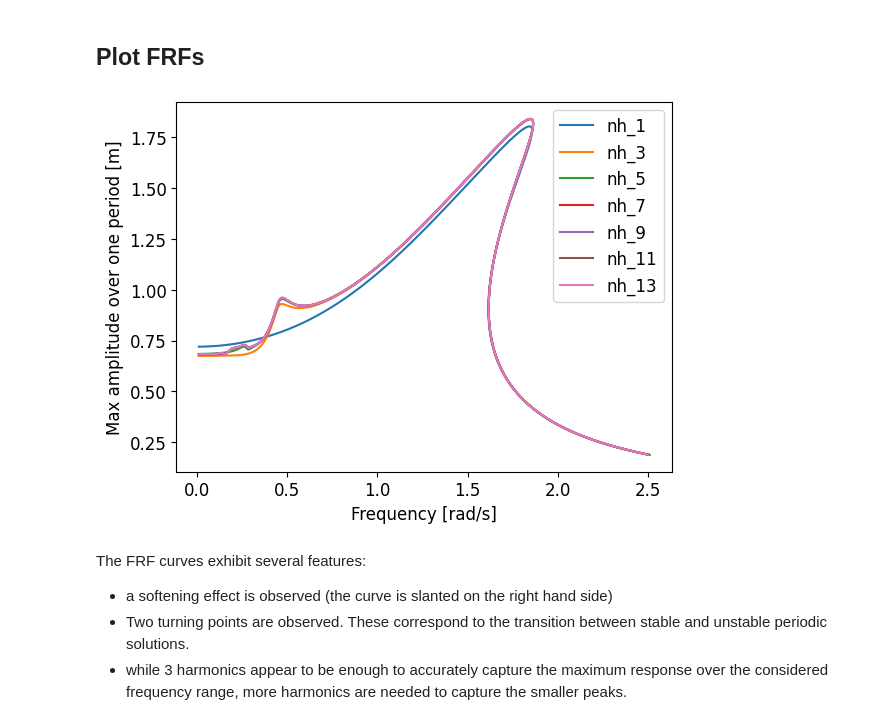
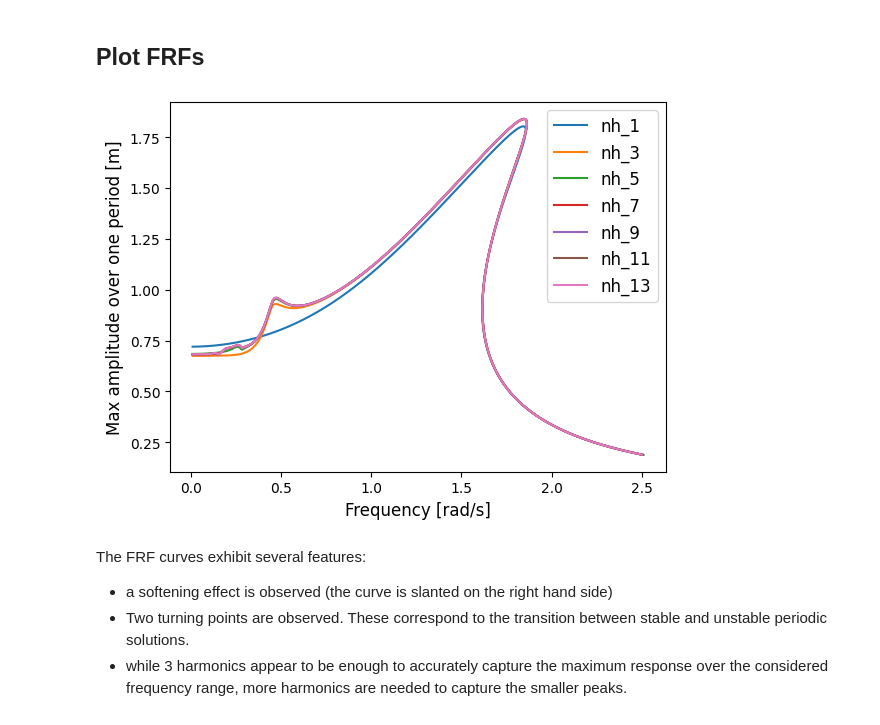
Before and after one commit to QUICKguils/pyHarm, a Jupyter notebook: Tutorials/Tuto_001_HBM_vs_TI.ipynb, the cells around one changed output. Cells and saved outputs as stored; diff of their text form; code cells hidden in the pictures.

```diff
--- a/Tutorials/Tuto_001_HBM_vs_TI.ipynb
+++ b/Tutorials/Tuto_001_HBM_vs_TI.ipynb
@@ -146,15 +135,14 @@ for nh in list_nh:
 # %% [markdown]
 ## Plot FRFs
 # %%
+fig, ax = plt.subplots()
 for nh in list_nh:
-    plt.plot(omegas[nh], amplitudes[nh])
-_ = plt.legend(["nh_" + str(i) for i in list_nh], fontsize=12)
-_ = plt.xlabel("Frequency [rad/s]", fontsize=12)
-_ = plt.ylabel("Max amplitude over one period [m]", fontsize=12)
-_ = plt.xticks(fontsize=12)
-_ = plt.yticks(fontsize=12)
+    ax.plot(omegas[nh], amplitudes[nh])
+    ax.legend(["nh_" + str(i) for i in list_nh], fontsize=12)
+    ax.set_xlabel("Frequency [rad/s]", fontsize=12)
+    ax.set_ylabel("Max amplitude over one period [m]", fontsize=12)
 # %% [output]
-[figure, old version]
+[figure, new version]
 # %% [markdown]
 The FRF curves exhibit several features:
 - a softening effect is observed (the curve is slanted on the right hand side)
```
Also changed, not shown: parts of 1 cell of this notebook, 17 other files.
